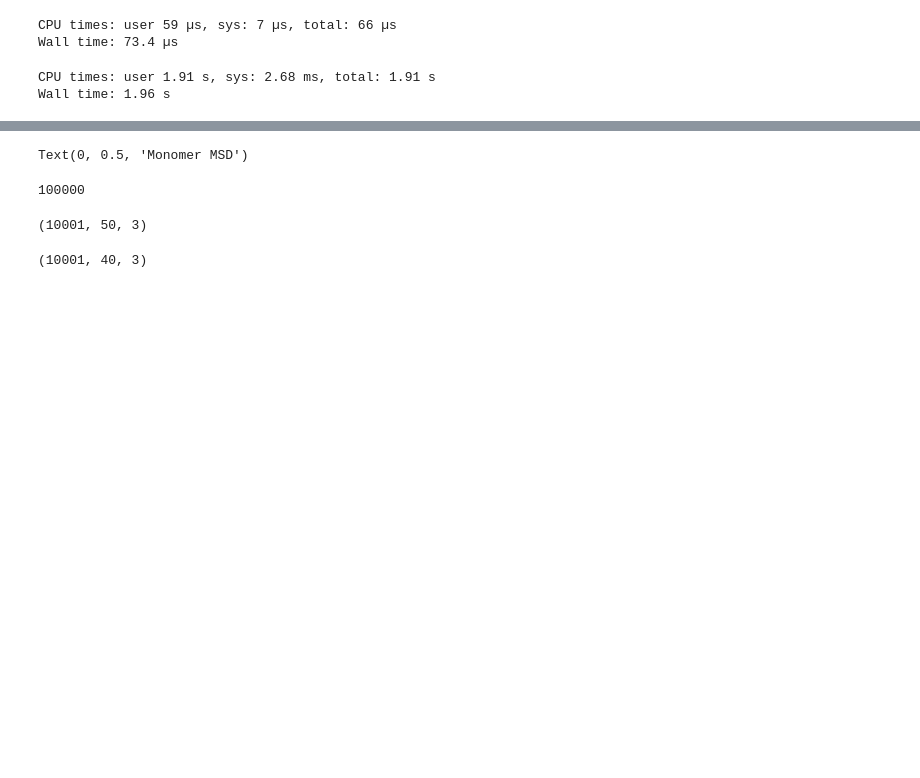
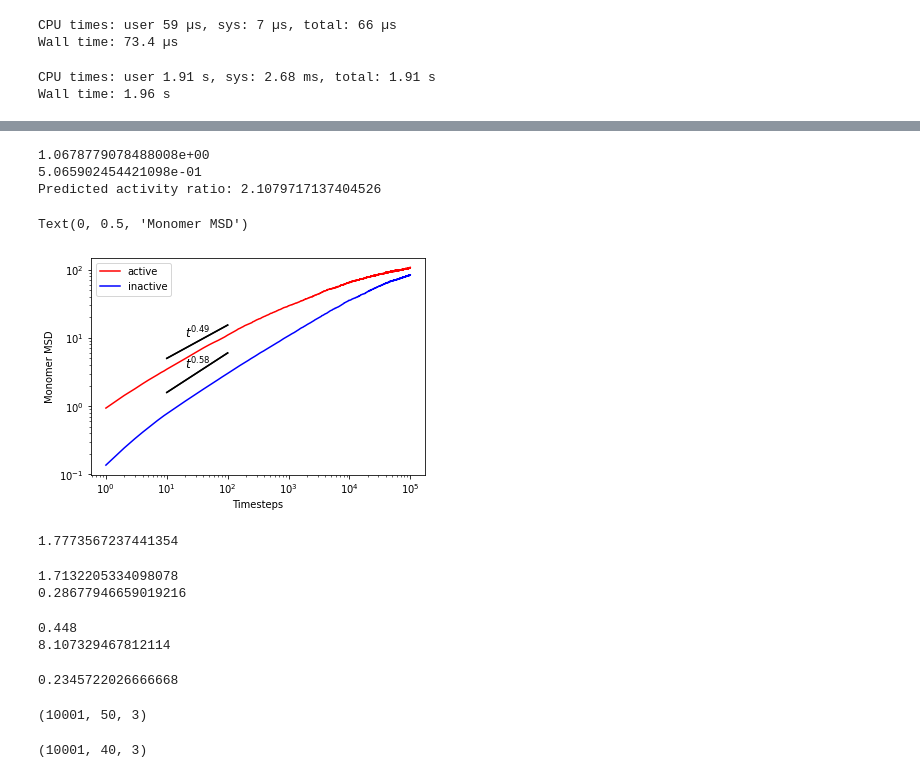
Before and after one commit to kannandeepti/polychrom, a Jupyter notebook: notebooks/simulation_analysis.ipynb, the cells around one changed output, grey strips where cells are left out. Drawn from its saved outputs; the diff is of its cells as text; code cells hidden in the pictures; blank space fills up the shorter version.

```diff
--- a/notebooks/simulation_analysis.ipynb
+++ b/notebooks/simulation_analysis.ipynb
@@ -516,8 +614,30 @@ df
 # %%
 fig, ax = plt.subplots()
-ax.loglog(df['Time'], df['active_MSD'], label='active')
-ax.loglog(df['Time'], df['inactive_MSD'], label='inactive')
+ax.loglog(df['Time'].values[1:], df['active_MSD'].values[1:], color='red', label='active')
+ax.plot(df['Time'].values[1:], df['inactive_MSD'].values[1:], color='blue', label='inactive')
+times = df['Time'].values
+#active
+res1 = scipy.stats.linregress(np.log10(times[(times > 10) & (times < 200)]),
+                            np.log10(df['active_MSD'][(times > 10) & (times < 200)]))
+m1 = res1.slope
+b1 = res1.intercept
+corner = draw_power_law_triangle(m1, [1, 0.7], 1.0, 'up', hypotenuse_only=True)
+plt.text(20, 10, f'$t^{{{m1:.2f}}}$', fontsize=12)
+print(np.exp(b1))
+#intercept is log(D_app)
+#inactive
+res2 = scipy.stats.linregress(np.log10(times[(times > 10) & (times < 200)]),
+                            np.log10(df['inactive_MSD'][(times > 10) & (times < 200)]))
+m2 = res2.slope
+b2 = res2.intercept
+print(np.exp(b2))
+act_ratio = np.exp(b1 - b2)
+print(f'Predicted activity ratio: {act_ratio}')
+plt.text(20, 3.5, f'$t^{{{m2:.2f}}}$', fontsize=12)
+corner = draw_power_law_triangle(m2, [1, 0.2], 1.0, 'down', hypotenuse_only=True)
+plt.legend()
 plt.legend()
 plt.xlabel('Timesteps')
 plt.ylabel('Monomer MSD')
+#plt.savefig('plots/ens_ave_msd_every10_blobel2021_comp5.974x.png')
 # %% [output]
@@ -526,8 +644,31 @@ plt.ylabel('Monomer MSD')
-Text(0, 0.5, 'Monomer MSD')
+1.0678779078488008e+00
+5.065902454421098e-01
+Predicted activity ratio: 2.1079717137404526
+Text(0, 0.5, 'Monomer MSD')
+[figure, added]
+# %%
+print(1.0664960212965036e+00 / 6.000461286408784e-01)
+# %% [output]
+1.7773567237441354
 # %%
-10**5
+act_ratio = 5.974
+Ddiff = (act_ratio - 1) / (act_ratio + 1)
+print(1.0 + Ddiff)
+print(1.0 - Ddiff)
 # %% [output]
-100000
+1.7132205334098078
+0.28677946659019216
+# %%
+monomer_density = 0.224 * 2
+print(monomer_density)
+r_C = (3 * 1000 / (4 * 3.141592 * monomer_density)) ** (1/3)
+print(r_C)
+phi = 1000 * (0.5)**3 / r_C**3
+phi
+# %% [output]
+0.448
+8.107329467812114
+0.2345722026666668
 # %%
 def plot_MSD_ave(datadir, every_other=100):
     starting_pos = load_hdf5_file(Path(datadir)/"starting_conformation_0.h5")['pos']
```
Also changed, not shown: parts of 12 cells of this notebook, 1 other file.
